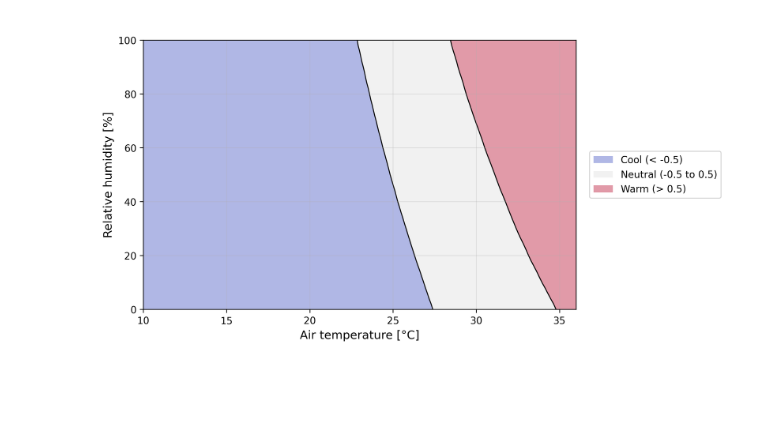
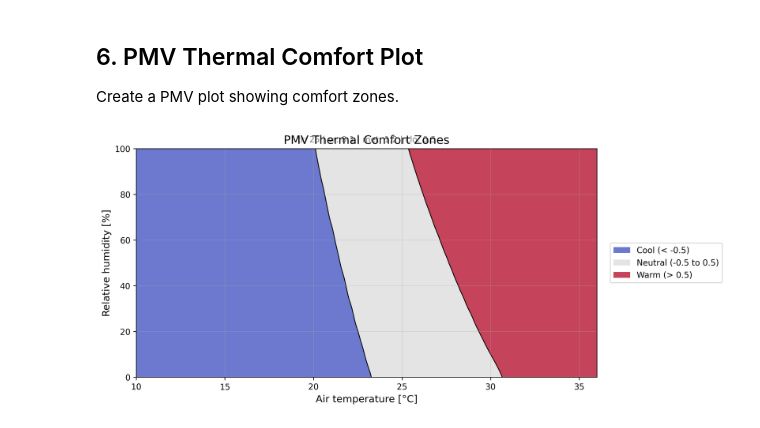
Before and after one commit to CenterForTheBuiltEnvironment/pythermalcomfort, a Jupyter notebook: test_notebook.ipynb, the cells around one changed output. Cells and saved outputs as stored; diff of their text form; code cells hidden in the pictures; blank space fills up the shorter version.

```diff
--- a/test_notebook.ipynb
+++ b/test_notebook.ipynb
@@ -4,12 +86,13 @@ from pythermalcomfort.plots.plot import Plot
+# %% [markdown]
+## 6. PMV Thermal Comfort Plot
+
+Create a PMV plot showing comfort zones.
 # %%
-import pythermalcomfort.plots.presets
-
-plot = Plot.ranges(pmv_ppd_iso,
-                fixed_params={"tr": 21, "met": 1.2, "clo": 0.5, "vr": 0.1, "wme": 0},
-                )
-
-plot.style.title = " "
-plot.style.band_alpha = 0.4
+plot = Plot.range(
+    pmv_ppd_iso,
+    fixed_params={"tr": 25, "vr": 0.1, "met": 1.2, "clo": 0.5}
+)
+plot.style.title = "PMV Thermal Comfort Zones"
 fig, ax = plot.render()
 # %% [output]
-[figure, old version]
+[figure, new version]
```
Also changed, not shown: parts of 21 cells of this notebook, 18 other files.
